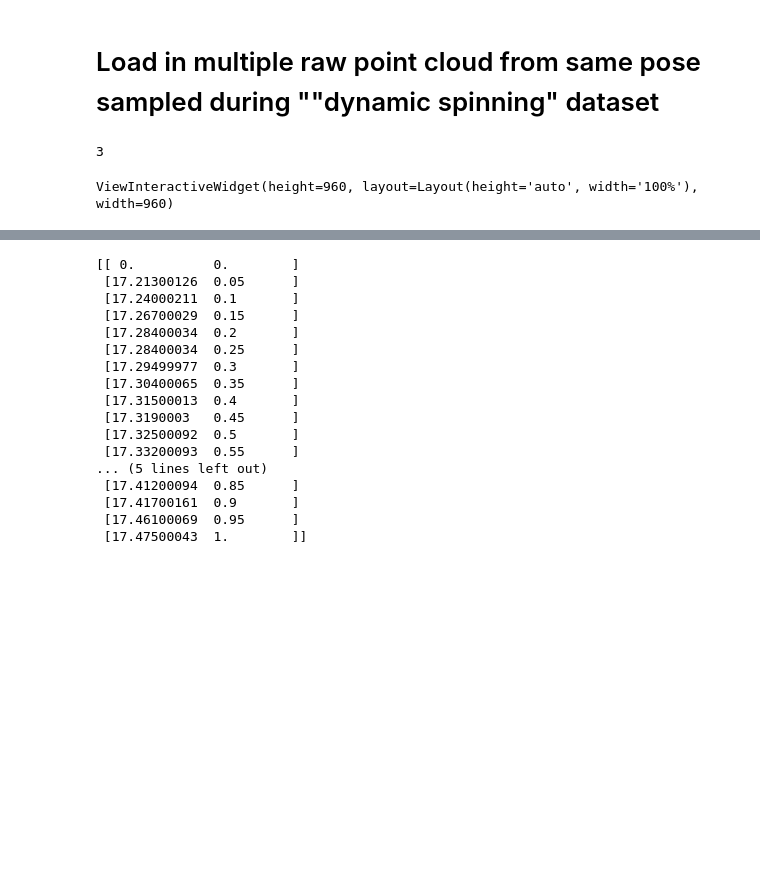
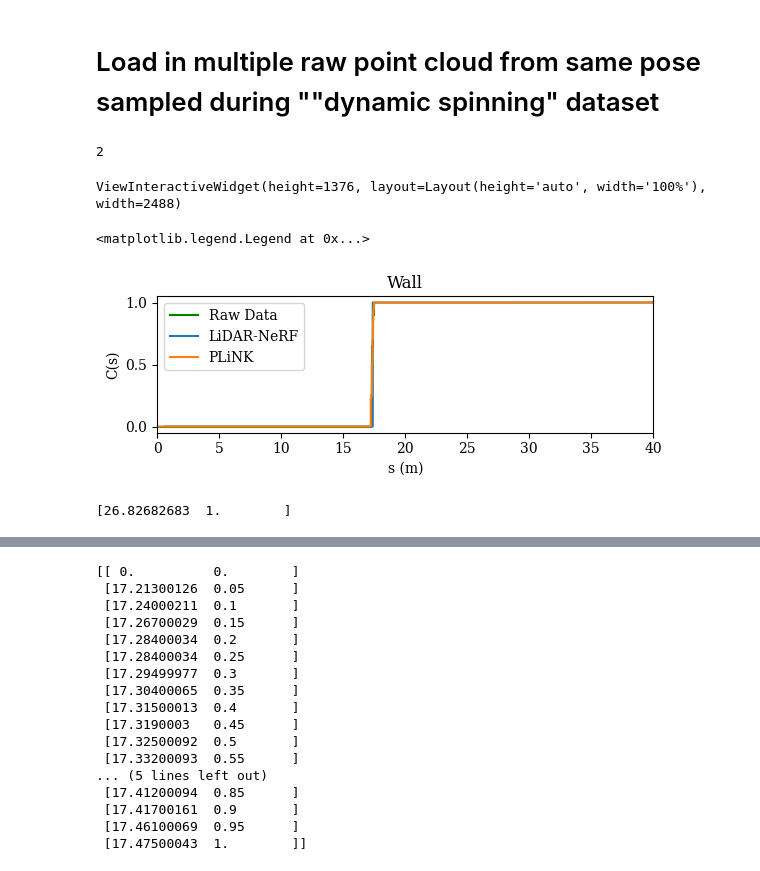
Before and after one commit to mcdermatt/ASAR, a Jupyter notebook: v3/nerf/coarseToFine.ipynb, the cells around one changed output, grey strips where cells are left out. Saved outputs shown, nothing was run; the diff lists cells and outputs as text; code cells hidden in the pictures; blank space fills up the shorter version.

```diff
--- a/v3/nerf/coarseToFine.ipynb
+++ b/v3/nerf/coarseToFine.ipynb
@@ -2479,7 +2525,7 @@ wall_hist = np.zeros([0,3])
 for i in range(20): #7 30
     idx = 50 + i
 #     colors = ['red', 'orange', 'yellow', 'green', 'blue', 'indigo', 'violet', 'purple', 'black']
-    colors = ['gray'] * 100
+    colors = ['grey'] * 100
     fn1 = "/media/derm/06EF-127D4/Newer College Dataset/06_Dynamic_Spinning/point_clouds/frame_" + str(idx) + ".npy"
     pc1 = np.load(fn1)
     #remove zeros
@@ -2504,7 +2550,7 @@ for i in range(20): #7 30
     right_bound = np.where(pc1_spherical[:,1] > -2.59) #looks good but difficluty replicating
     left_bound = np.where(pc1_spherical[:,1] < -2.58)
     upper_bound = np.where(pc1_spherical[:,2] < 1.3)
-    lower_bound = np.where(pc1_spherical[:,2] > 1.29)
+    lower_bound = np.where(pc1_spherical[:,2] > 1.292)
 #     right_bound = np.where(pc1_spherical[:,1] > -2.61) #test
 #     left_bound = np.where(pc1_spherical[:,1] < -2.60) #test
 #     upper_bound = np.where(pc1_spherical[:,2] < 1.5)  #test
@@ -2526,14 +2572,76 @@ for i in range(20): #7 30
     wall = spherical_to_cartesian(pc1_spherical[bounds])
     wall_hist = np.append(wall_hist, pc1_spherical[bounds], axis = 0)
 
-    disp.append(Points(pc1, c = colors[i], r = 3, alpha = 0.04))
-    disp.append(Points(tree, c = 'red', r = 10, alpha = 1.))
-    disp.append(Points(window, c = 'blue', r = 10, alpha = 1.))
-    disp.append(Points(wall, c = 'green', r = 10, alpha = 1.))
+#     disp.append(Points(pc1, c = colors[i], r = 2, alpha = 0.1))
+    #crop rotation of pc1 for visualization
+    good1 = np.where(pc1_spherical[:,1] < -2.2)
+    good2 = np.where(pc1_spherical[:,1] > .8)
+    good = np.union1d(good1,good2)
+    disp.append(Points(pc1[good], c = [0.3,0.3,0.3], r = 2.5, alpha = 0.1))
+#     # rainbow by z height
+#     zheight1 = abs(128*np.sin(0.1*pc1[good,2]+0.4)).astype(np.int)
+#     zheight2 = abs(128*np.sin(0.158*pc1[good,2]+1.5)).astype(np.int)
+#     zheight3 = abs(256*np.sin(0.2*pc1[good,2]+0.4)).astype(np.int)
+#     cname = np.array([zheight1, zheight2, zheight3]).T.tolist()
+#     disp.append(Points(pc1[good], c = cname, r = 2., alpha = 0.2))
+
+    disp.append(Points(tree, c = 'red', r = 15, alpha = 1.))
+    disp.append(Points(window, c = 'red', r = 15, alpha = 1.))
+    disp.append(Points(wall, c = 'red', r = 15, alpha = 1.))
 
 print(len(window))
 plt.show(disp, "Dynamic Spinning Raw Data")
 ViewInteractiveWidget(plt.window)
 # %% [output]
-3
+2
-ViewInteractiveWidget(height=960, layout=Layout(height='auto', width='100%'), width=960)
+ViewInteractiveWidget(height=1376, layout=Layout(height='auto', width='100%'), width=2488)
+# %%
+p.rc('font', family='DejaVu Serif')
+fig, ax = p.subplots()
+ax.set_xlabel('s (m)')
+ax.set_ylabel('C(s)')
+# ax.set_title("Tree")
+# ax.set_title("Window")
+ax.set_title("Wall")
+ax.set_xlim([0,40])
+ax.set_aspect(10)
+
+LN_wall = np.loadtxt("LN_wall.txt")
+LN_window = np.loadtxt("LN_window.txt")
+LN_tree = np.loadtxt("LN_tree.txt")
+gt_wall = np.loadtxt("gt_wall.txt")
+gt_window = np.loadtxt("gt_window.txt")
+gt_tree = np.loadtxt("gt_tree.txt")
+PLiNK_wall = np.loadtxt("PLiNK_wall.txt")
+PLiNK_window = np.loadtxt("PLiNK_window.txt")
+PLiNK_tree = np.loadtxt("PLiNK_tree.txt")
+
+#fill in missing beginning
+PLiNK_tree = np.append(np.zeros([1,2]), PLiNK_tree, axis = 0)
+PLiNK_window = np.append(np.zeros([1,2]), PLiNK_window, axis = 0)
+PLiNK_wall = np.append(np.zeros([1,2]), PLiNK_wall, axis = 0)
+#manually lining up LiDAR NeRF according to the depth output (since we don't actually get a CDF)
+# LN_tree[:685,1] = 0
+# LN_window[:42,1] = 0
+# LN_wall[420:,1] = 1
+
+# ax.step(gt_tree[:,0], gt_tree[:,1], where='post', c='green', label = 'Raw Data')
+# ax.plot(LN_tree[:,0],LN_tree[:,1], label='LiDAR-NeRF')
+# ax.plot(PLiNK_tree[:,0],PLiNK_tree[:,1], label='PLiNK')
+# ax.step(gt_window[:,0], gt_window[:,1], where='post', c='green', label = 'Raw Data')
+# ax.step(LN_window[:,0]+0.6,LN_window[:,1], label='LiDAR-NeRF')
+# ax.step(PLiNK_window[:,0],PLiNK_window[:,1], label='PLiNK')
+ax.step(gt_wall[:,0], gt_wall[:,1], where='post', c='green', label = 'Raw Data')
+ax.step(LN_wall[:,0]+0.6,LN_wall[:,1], label='LiDAR-NeRF')
+ax.step(PLiNK_wall[:,0],PLiNK_wall[:,1], label='PLiNK')
+
+
+ax.legend(loc='upper left')
+# %% [output]
+<matplotlib.legend.Legend at 0x...>
+[figure, added]
+# %%
+26/40
+print(LN_tree[670])
+# %% [output]
+[26.82682683  1.        ]
```
Also changed, not shown: parts of 8 cells of this notebook, 2 other files.
